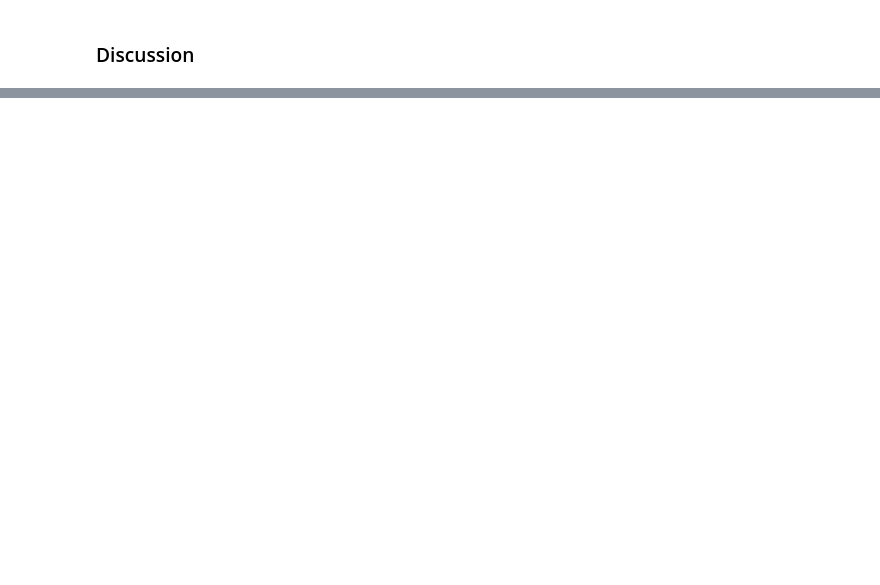
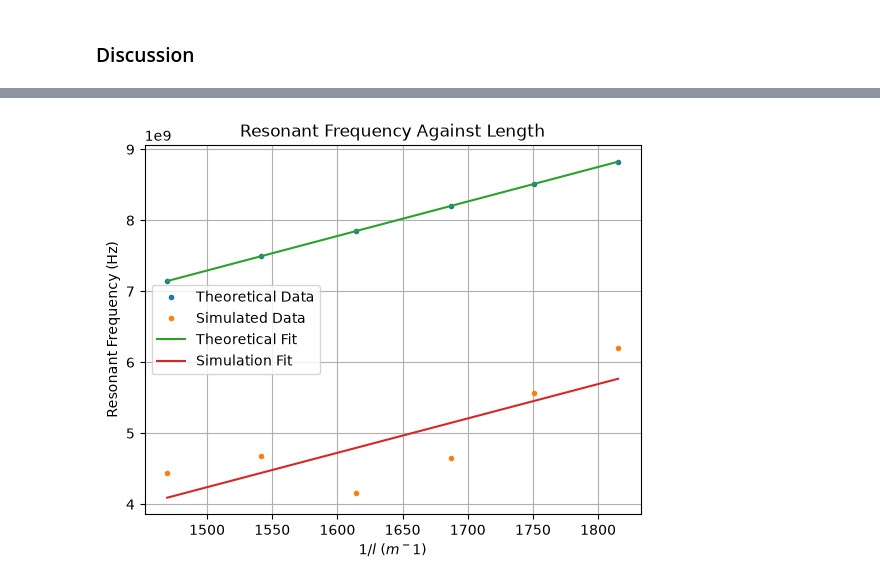
Before and after one commit to benji-thomas/Resonator-Frequency-Simulation, a Jupyter notebook: First_Design_Analysis.ipynb, the cells around one changed output, grey strips where cells are left out. Cells and saved outputs as stored; diff of their text form; code cells hidden in the pictures; blank space fills up the shorter version.

```diff
--- a/First_Design_Analysis.ipynb
+++ b/First_Design_Analysis.ipynb
@@ -205,7 +207,7 @@ def find_Kinetic_Inductance_london(l,t,w,T,Tc,lambda_L_0):
     L_K = mu_0*(lambda_L**2)*(l/(t*w))
     return L_K
 
-def find_Kinetic_Inductance_Resistance(t,w,Tc,rho_n):
+def find_Kinetic_Inductance_Resistance(l,w,Tc,R_sq):
     '''
     Determines the Kinetic inductance per unit length
     for a CPW resonator a given thickness and width.
@@ -213,28 +215,28 @@ def find_Kinetic_Inductance_Resistance(t,w,Tc,rho_n):
     -   t       = Thickness of Conductor [m,float]
     -   w       = Width of CPW[m,float]
     -   Tc      = Critical Temperature of Thin Film[K,float]
-    -   rho_n   = Normal State Resistivity of conductor [ohms/m,float]
+    -   R_sq    = Normal State Sheet Resistance of conductor [ohms/m,float]
     Output:
     -   L_K_l   = Kinetic Inductance per unit length [,float]
 
     '''
-    #Find Normal State Sheet Resistivity
-    normal_state_sheet_resistance = rho_n/t
+    #Find Normal State Sheet Resistance
+    normal_state_sheet_resistance = R_sq*(l/w)
 
     #Calculate Kinetic Inductance per unit length
-    L_K_l = (0.18*hbar*normal_state_sheet_resistance)/(k_b*Tc*w)
+    L_K_l = (hbar*normal_state_sheet_resistance)/(1.76*np.pi*k_b*Tc)*(1/l)
     return L_K_l
 # %%
 # Parameters taken from James Potters Thesis for NbN
 thickness = 10*10**-9
 Temp = 10*10**-3
-NbN_Tc = 8.2
+NbN_Tc = 9
 NbN_lambda_L = 230*10**-9
-NbN_rho= 1.2*10**-5
+NbN_R_sq= 1.075*10**3
 
 # Computational Values of L_K
 L_K_NbN_lon = find_Kinetic_Inductance_london(l_vals,thickness,central_width,Temp,NbN_Tc,NbN_lambda_L)
-L_K_l_NbN_res = find_Kinetic_Inductance_Resistance(thickness,central_width,NbN_Tc,NbN_rho)
+L_K_l_NbN_res = find_Kinetic_Inductance_Resistance(thickness,central_width,NbN_Tc,NbN_R_sq)
 
 print('Kinetic Inductance of NbN Nanowires using London Parameters')
 print(L_K_NbN_lon)
@@ -312,0 +383,28 @@ $$
+# %%
+# Input Data
+sim_f0_kin_res = (np.array([5.566,4.680,4.645,4.434,4.162,6.206]))*10**9
+# %%
+#Polyfit
+degree = 1
+
+#
+coeff_theory = np.polyfit(1/l_vals,f0_kin_res,degree)
+coeff_sim = np.polyfit(1/l_vals,sim_f0_kin_res,degree)
+xarr = np.linspace(min(1/l_vals),max(1/l_vals),1001)
+fit_theory = np.poly1d(coeff_theory)
+fit_sim = np.poly1d(coeff_sim)
+yarr_theory = fit_theory(xarr)
+yarr_sim = fit_sim(xarr)
+
+plt.title('Resonant Frequency Against Length')
+plt.xlabel(f'$1/l$ ($m^{-1}$)')
+plt.ylabel(r'Resonant Frequency (Hz)')
+plt.plot(1/l_vals,f0_kin_res,'.',label='Theoretical Data')
+plt.plot(1/l_vals,sim_f0_kin_res,'.',label='Simulated Data')
+plt.plot(xarr,yarr_theory,'-',label = 'Theoretical Fit')
+plt.plot(xarr,yarr_sim,'-',label = 'Simulation Fit')
+plt.grid()
+plt.legend(loc='best')
+plt.show()
+# %% [output]
+[figure, added]
```
Also changed, not shown: parts of 18 cells of this notebook, 2 other files.
